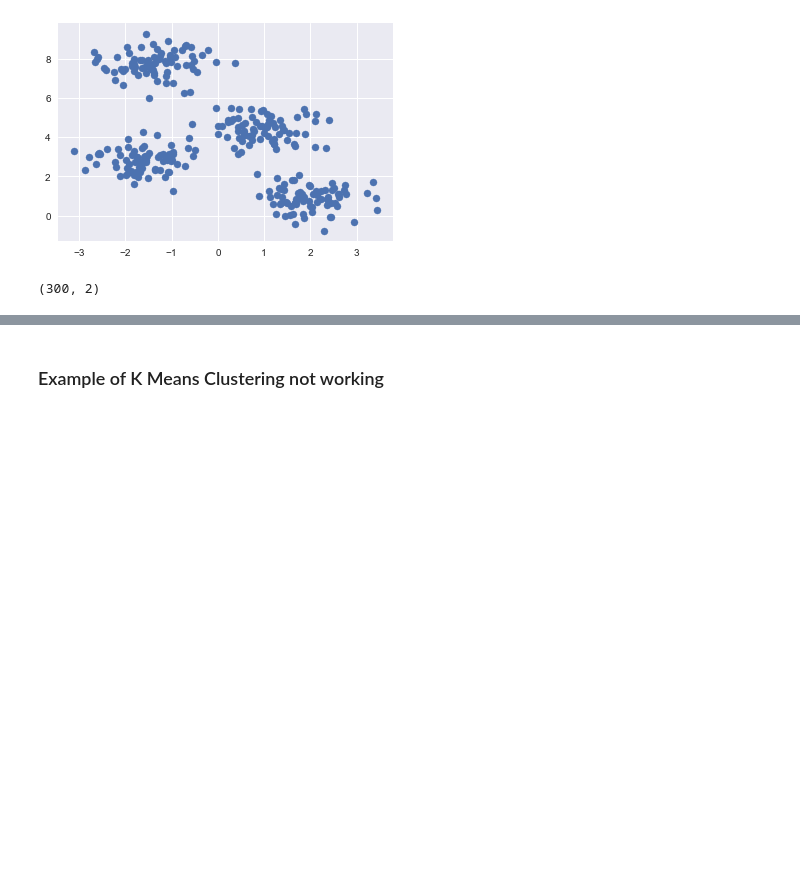
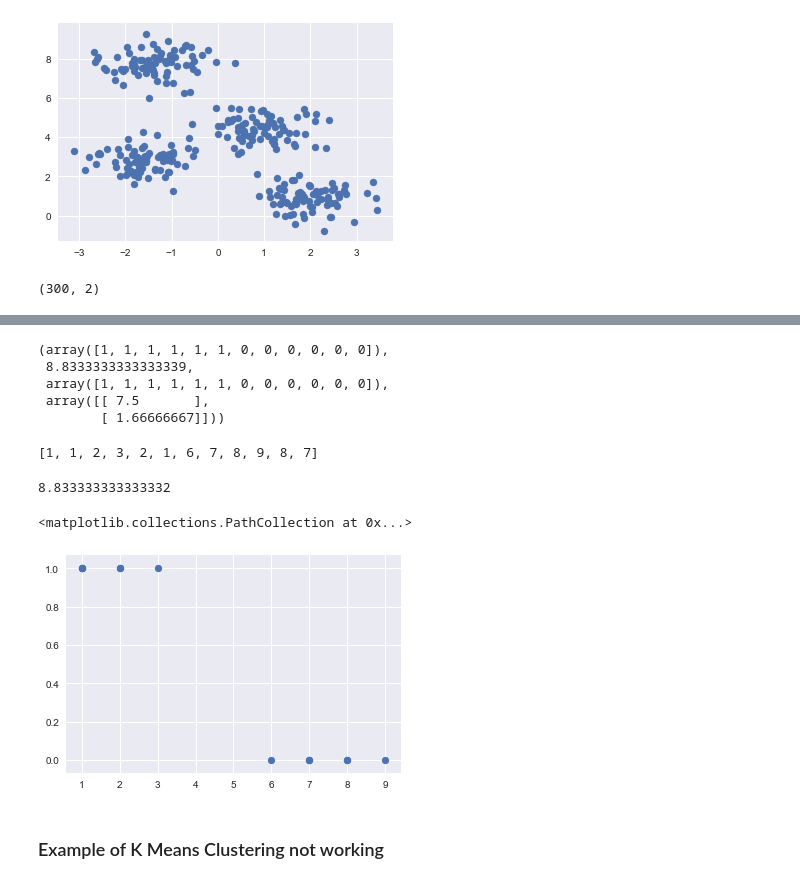
Before and after one commit to mayankkaizen/jupyter-notebooks, a Jupyter notebook: ML - Clustering - K-Means, DBSCAN and GMM.ipynb, the cells around one changed output, grey strips where cells are left out. Cells and saved outputs as stored; diff of their text form; code cells hidden in the pictures; blank space fills up the shorter version.

```diff
--- a/ML - Clustering - K-Means, DBSCAN and GMM.ipynb
+++ b/ML - Clustering - K-Means, DBSCAN and GMM.ipynb
@@ -39,0 +46,4 @@ kmeans.cluster_centers_,kmeans.labels_[:10], kmeans.n_iter_
+# %%
+a = np.array([1,1,2,3,2,1,6,7,8,9,8,7])
+a = a[:, np.newaxis]
+a
@@ -40,3 +63,37 @@ kmeans.cluster_centers_,kmeans.labels_[:10], kmeans.n_iter_
+# %%
+clf = KMeans(n_clusters =  2)
+clf.fit(a)
+y = clf.predict(a)
+y, clf.inertia_, clf.labels_, clf.cluster_centers_
+# %% [output]
+(array([1, 1, 1, 1, 1, 1, 0, 0, 0, 0, 0, 0]),
+ 8.8333333333333339,
+ array([1, 1, 1, 1, 1, 1, 0, 0, 0, 0, 0, 0]),
+ array([[ 7.5       ],
+        [ 1.66666667]]))
+# %%
+a = a.ravel().tolist()
+a
+# %% [output]
+[1, 1, 2, 3, 2, 1, 6, 7, 8, 9, 8, 7]
+# %%
+b = 0
+for i in a:
+    if i < 6:
+        sqr = (1.66666667 - i)**2
+        b = b + sqr
+    else:
+        sqr = (7.5 - i)**2
+        b =  b + sqr
+
+b
+# %% [output]
+8.833333333333332
+# %%
+plt.scatter(a, y)
+# %% [output]
+<matplotlib.collections.PathCollection at 0x...>
+[figure, added]
 # %% [markdown]
 ### Example of K Means Clustering not working
 # %%
```
Also changed, not shown: parts of 14 cells of this notebook, 3 other files.
